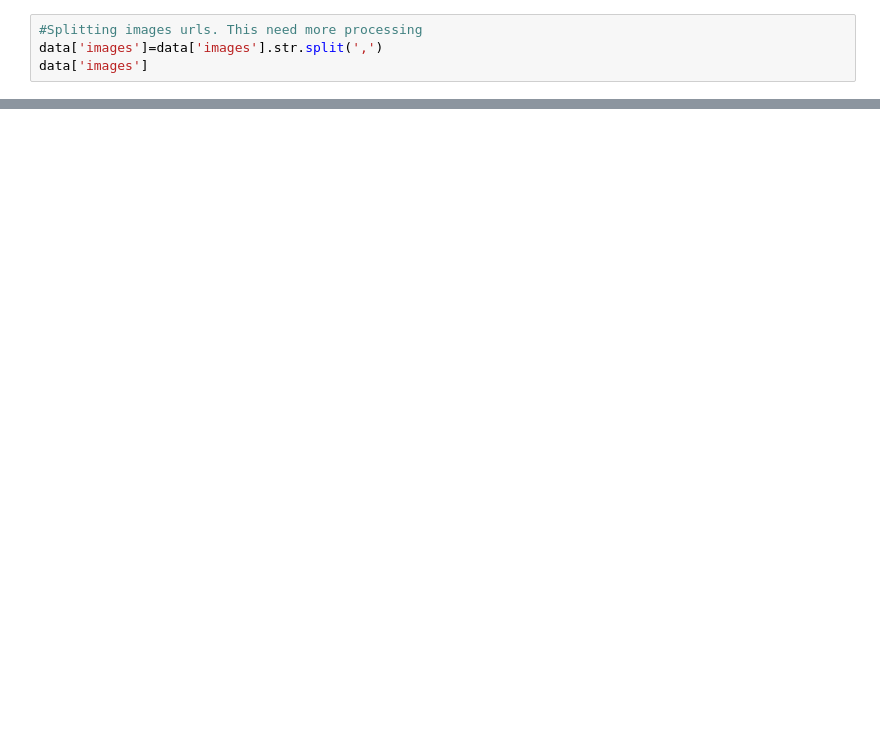
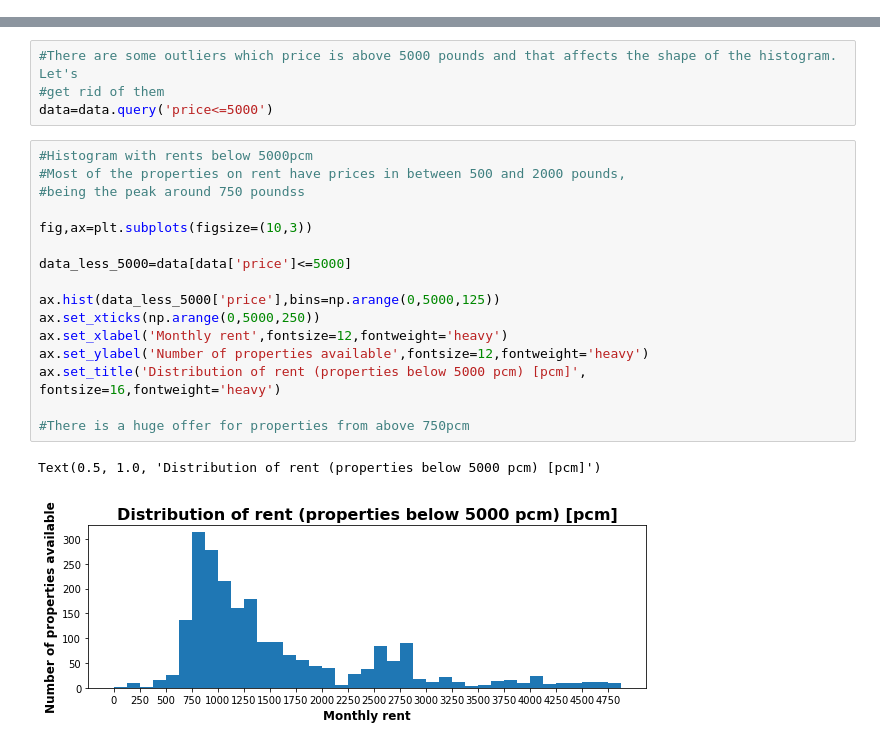
Before and after one commit to ManuelJua/zoopla_property_analysis, a Jupyter notebook: zoopla_scraper/zoopla_scraper/spiders/data_zoopla_analysis.ipynb, the cells around one changed output, grey strips where cells are left out. Saved outputs shown, nothing was run; the diff lists cells and outputs as text; blank space fills up the shorter version.

```diff
--- a/zoopla_scraper/zoopla_scraper/spiders/data_zoopla_analysis.ipynb
+++ b/zoopla_scraper/zoopla_scraper/spiders/data_zoopla_analysis.ipynb
@@ -63,4 +20,0 @@ Name: Market share by agency. First 10 agencies, dtype: float64
-# %%
-#Splitting images urls. This need more processing
-data['images']=data['images'].str.split(',')
-data['images']
@@ -246,0 +65,24 @@ Text(0.5, 0, 'Date')
+# %%
+#There are some outliers which price is above 5000 pounds and that affects the shape of the histogram. Let's
+#get rid of them
+data=data.query('price<=5000')
+# %%
+#Histogram with rents below 5000pcm
+#Most of the properties on rent have prices in between 500 and 2000 pounds,
+#being the peak around 750 poundss
+
+fig,ax=plt.subplots(figsize=(10,3))
+
+data_less_5000=data[data['price']<=5000]
+
+ax.hist(data_less_5000['price'],bins=np.arange(0,5000,125))
+ax.set_xticks(np.arange(0,5000,250))
+ax.set_xlabel('Monthly rent',fontsize=12,fontweight='heavy')
+ax.set_ylabel('Number of properties available',fontsize=12,fontweight='heavy')
+ax.set_title('Distribution of rent (properties below 5000 pcm) [pcm]',
+fontsize=16,fontweight='heavy')
+
+#There is a huge offer for properties from above 750pcm
+# %% [output]
+Text(0.5, 1.0, 'Distribution of rent (properties below 5000 pcm) [pcm]')
+[figure, added]
```
Also changed, not shown: parts of 39 cells of this notebook, 5 other files.
